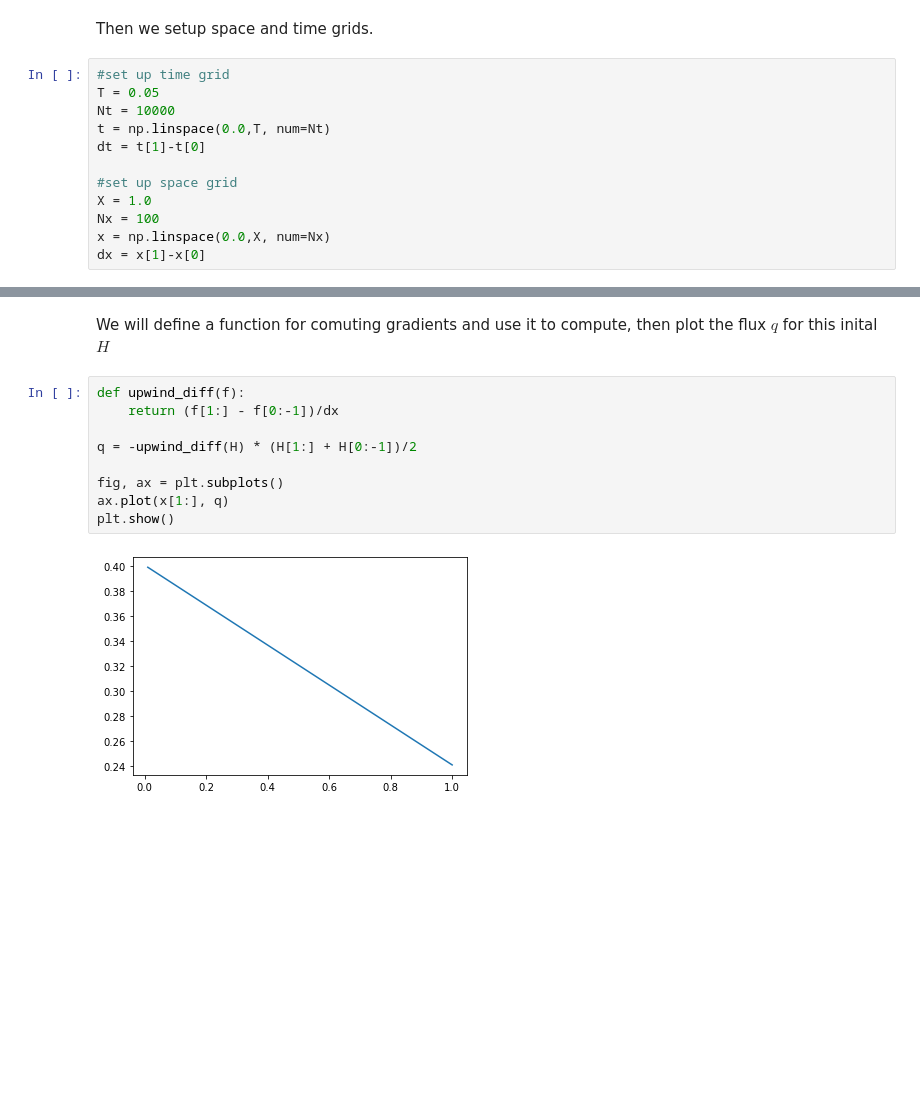
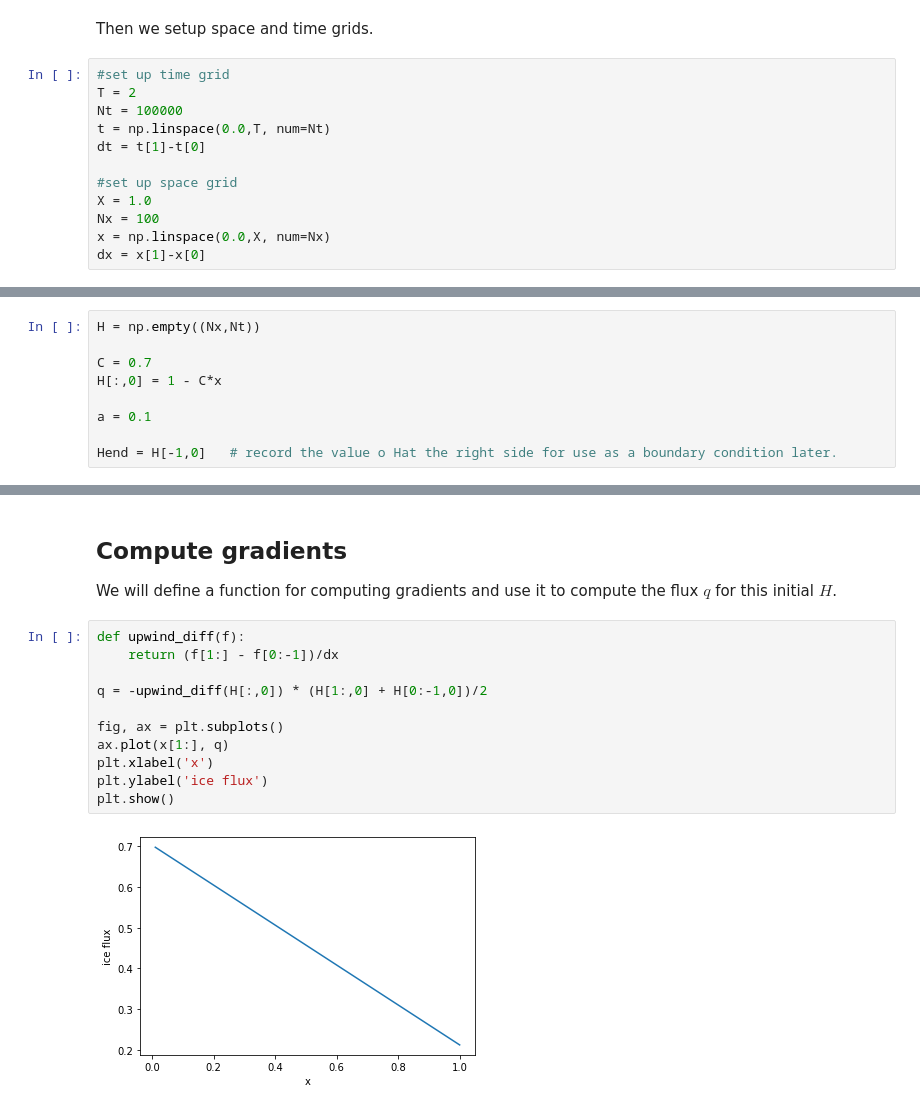
Before and after one commit to ldeo-glaciology/ice-sheet-seminar-2022, a Jupyter notebook: code/toy_model_w2.ipynb, the cells around one changed output, grey strips where cells are left out. Drawn from its saved outputs; the diff is of its cells as text; blank space fills up the shorter version.

```diff
--- a/code/toy_model_w2.ipynb
+++ b/code/toy_model_w2.ipynb
@@ -30,8 +32,8 @@ from tqdm.notebook import tqdm
 Then we setup space and time grids.
 # %%
 #set up time grid
-T = 0.05
-Nt = 10000
+T = 2
+Nt = 100000
 t = np.linspace(0.0,T, num=Nt)
 dt = t[1]-t[0]
 
@@ -60,0 +53,9 @@ plt.show()
+# %%
+H = np.empty((Nx,Nt))
+
+C = 0.7
+H[:,0] = 1 - C*x
+
+a = 0.1
+
+Hend = H[-1,0]   # record the value o Hat the right side for use as a boundary condition later.
@@ -61,13 +72,16 @@ plt.show()
 # %% [markdown]
-We will define a function for comuting gradients and use it to compute, then plot the flux $q$ for this inital $H$
+## Compute gradients
+We will define a function for computing gradients and use it to compute the flux $q$ for this initial $H$.
 # %%
 def upwind_diff(f):
     return (f[1:] - f[0:-1])/dx
 
-q = -upwind_diff(H) * (H[1:] + H[0:-1])/2
+q = -upwind_diff(H[:,0]) * (H[1:,0] + H[0:-1,0])/2
 
 fig, ax = plt.subplots()
 ax.plot(x[1:], q)
+plt.xlabel('x')
+plt.ylabel('ice flux')
 plt.show()
 # %% [output]
-[figure, old version]
+[figure, new version]
```
Also changed, not shown: parts of 24 cells of this notebook.
